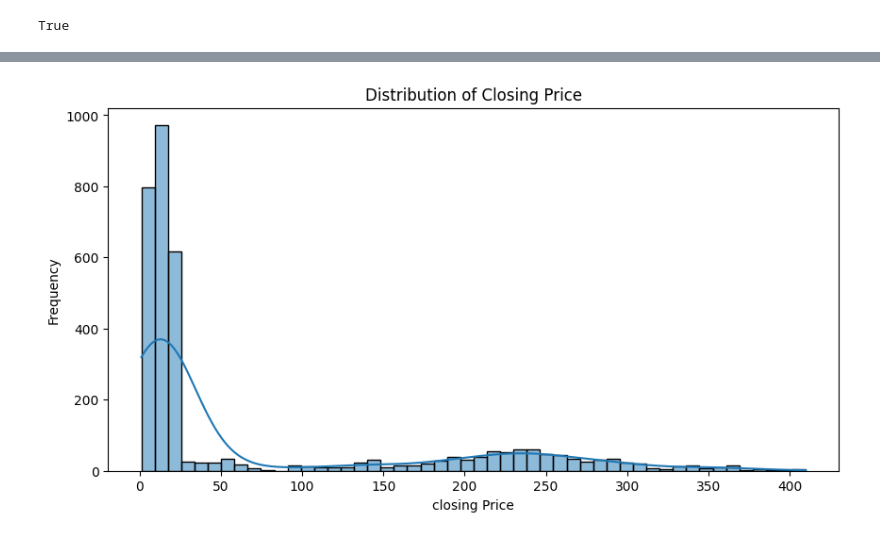
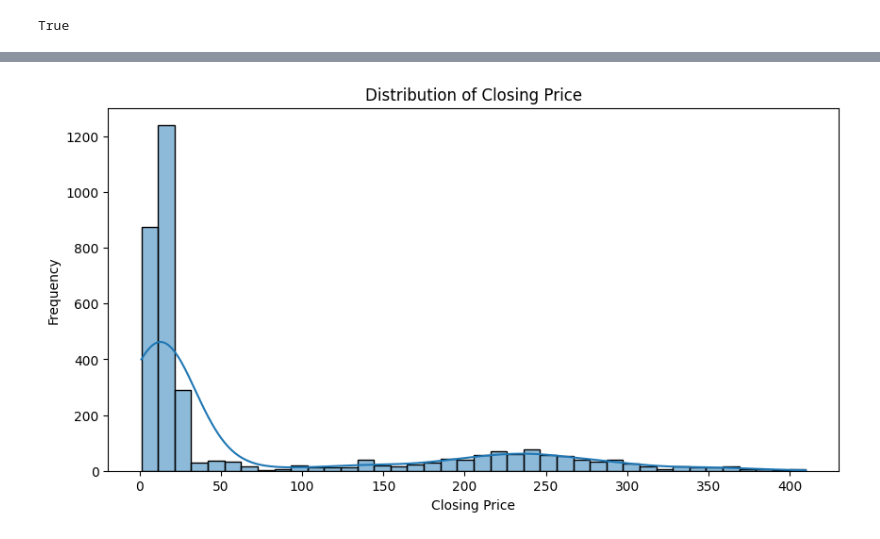
Before and after one commit to AsteroidCoder/University-Assignments-Repository, a Jupyter notebook: Fundamentals of Data Analytics/17th_June_Assignment.ipynb, the cells around one changed output, grey strips where cells are left out. Drawn from its saved outputs; the diff is of its cells as text; code cells hidden in the pictures.

```diff
--- a/Fundamentals of Data Analytics/17th_June_Assignment.ipynb
+++ b/Fundamentals of Data Analytics/17th_June_Assignment.ipynb
@@ -247,12 +239,13 @@ if 'Date' in Data.columns and target_variable in Data.columns and pd.api.types.i
 # %%
+# Creating the Histogram to present some visuals and learn through it.
 # Histogram of the target variable.
 # This shows us how often different price ranges appear.
-if target_variable in Data.columns and pd.api.types.is_numeric_dtype(Data[target_variable]):
-        plt.figure(figsize=(10, 5))
-        sns.histplot(Data[target_variable], kde=True, bins=50) # kde=True adds a smooth line
-        plt.title(f'Distribution of {target_variable}')
-        plt.xlabel('closing Price')
-        plt.ylabel('Frequency')
-        plt.show()
+plt.figure(figsize=(10, 5))
+sns.histplot(Data[target_variable], kde=True, bins=40)                  # kde=True means adding a smooth line, bins is the range of numerical values
+plt.title('Distribution of Closing Price')                              # Set the title of the plot to clearly describe its content
+plt.xlabel('Closing Price')                                             # Label the x-axis to indicate it represents the 'Closing Price'
+plt.ylabel('Frequency')                                                 # Here Frequency represent how man times the closing price fell within a particular price range(bins)
+plt.savefig('distribution_histogram.png', dpi=300, bbox_inches='tight', facecolor='lightgray')
+plt.show()                                                              # Show the plot
 # %% [output]
-[figure, old version]
+[figure, new version]
```
Also changed, not shown: parts of 66 cells of this notebook, 12 other files.
